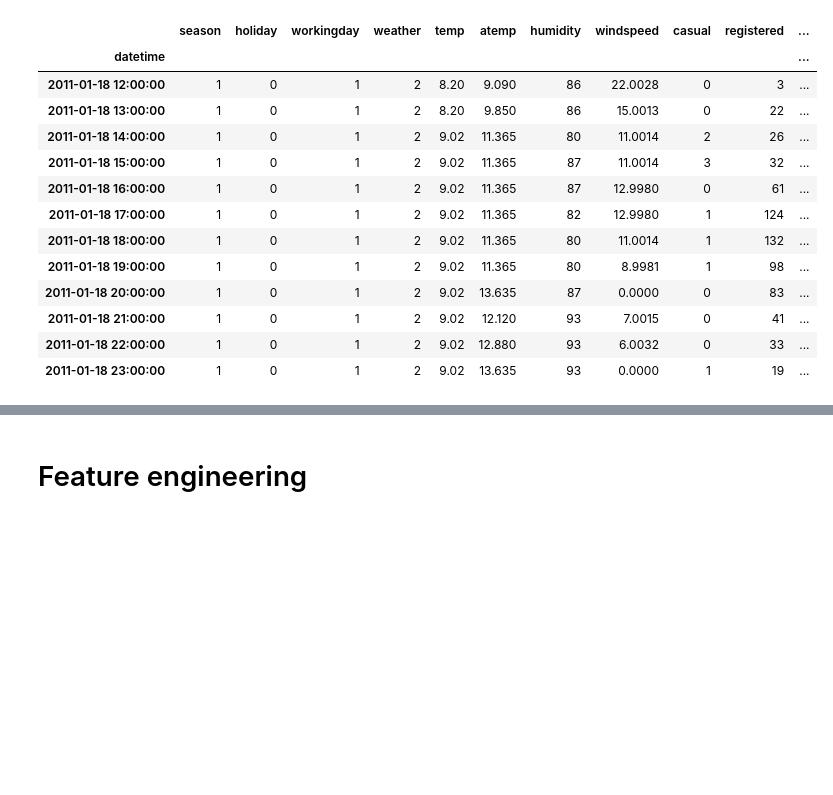
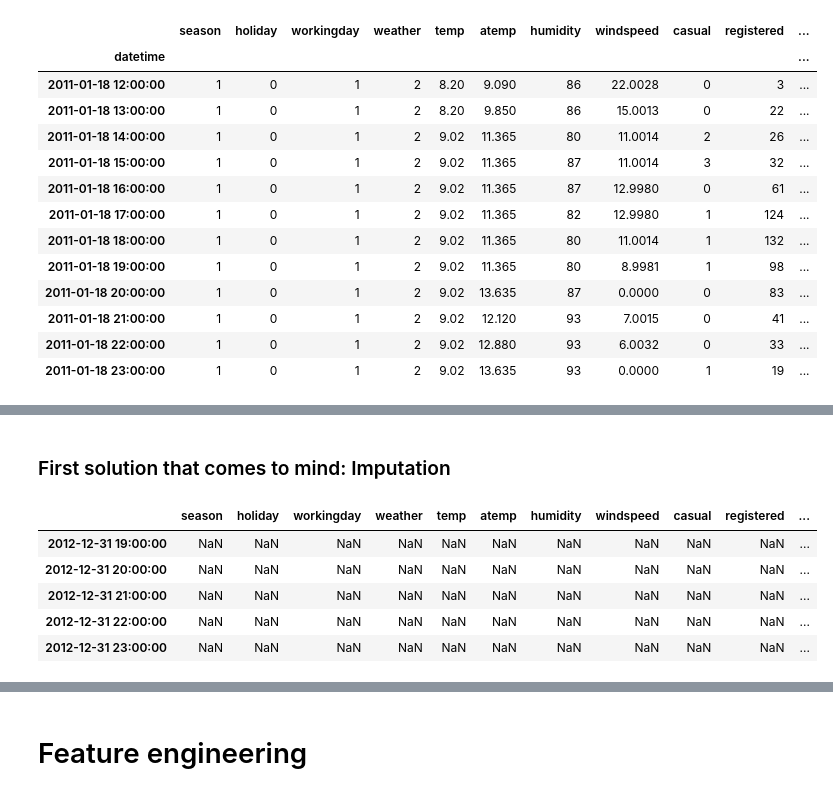
Before and after one commit to LisbonKaggleMeetup/BikeSharingDemand, a Jupyter notebook: notebooks/getting_started.ipynb, the cells around one changed output, grey strips where cells are left out. Drawn from its saved outputs; the diff is of its cells as text; code cells hidden in the pictures; blank space fills up the shorter version.

```diff
--- a/notebooks/getting_started.ipynb
+++ b/notebooks/getting_started.ipynb
@@ -103,3 +174,21 @@ train["2011-01-18"]
 | 2011-01-18 23:00:00 | 1 | 0 | 1 | 2 | 9.02 | 13.635 | 93 | 0.0000 | 1 | 19 | ... |
 # %% [markdown]
 ![oh_snap](https://media.giphy.com/media/ljoB50Kfk3ubm/giphy.gif "snap")
+# %% [markdown]
+### First solution that comes to mind: Imputation
+# %%
+# Create an index with a complete list of values
+index_complete = pd.date_range('2011-01-01 00:00:00',
+                               '2012-12-31 23:00:00',
+                               freq='H')
+
+# Use this as index, leaving NaN where values were missing
+train = train.reindex(index_complete)
+train.tail()
+# %% [output]
+|  | season | holiday | workingday | weather | temp | atemp | humidity | windspeed | casual | registered | ... |
+| 2012-12-31 19:00:00 | NaN | NaN | NaN | NaN | NaN | NaN | NaN | NaN | NaN | NaN | ... |
+| 2012-12-31 20:00:00 | NaN | NaN | NaN | NaN | NaN | NaN | NaN | NaN | NaN | NaN | ... |
+| 2012-12-31 21:00:00 | NaN | NaN | NaN | NaN | NaN | NaN | NaN | NaN | NaN | NaN | ... |
+| 2012-12-31 22:00:00 | NaN | NaN | NaN | NaN | NaN | NaN | NaN | NaN | NaN | NaN | ... |
+| 2012-12-31 23:00:00 | NaN | NaN | NaN | NaN | NaN | NaN | NaN | NaN | NaN | NaN | ... |
```
Also changed, not shown: parts of 27 cells of this notebook.
